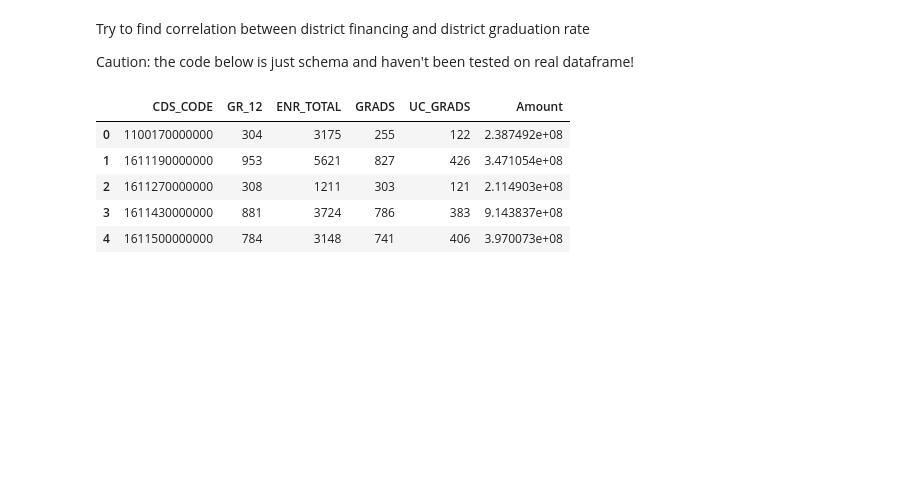
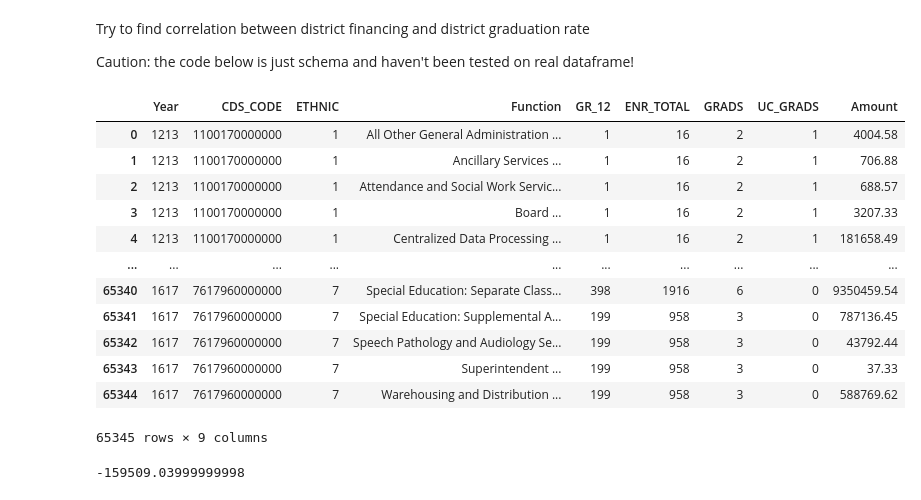
Before and after one commit to cjradomski/Final-Project, a Jupyter notebook: Correlation.ipynb, the cells around one changed output. Saved outputs shown, nothing was run; the diff lists cells and outputs as text; code cells hidden in the pictures; blank space fills up the shorter version.

```diff
--- a/Correlation.ipynb
+++ b/Correlation.ipynb
@@ -7,11 +8,22 @@ import pandas as pd
 # %%
 #oped the data frame ()
-df= pd.read_csv("Final/cds_enroll_amt1213.csv")
-df.head()
+df= pd.read_csv("Sources/All_data.csv")
+df
 # %% [output]
-|  | CDS_CODE | GR_12 | ENR_TOTAL | GRADS | UC_GRADS | Amount |
-| 0 | 1100170000000 | 304 | 3175 | 255 | 122 | 2.387492e+08 |
-| 1 | 1611190000000 | 953 | 5621 | 827 | 426 | 3.471054e+08 |
-| 2 | 1611270000000 | 308 | 1211 | 303 | 121 | 2.114903e+08 |
-| 3 | 1611430000000 | 881 | 3724 | 786 | 383 | 9.143837e+08 |
-| 4 | 1611500000000 | 784 | 3148 | 741 | 406 | 3.970073e+08 |
+|  | Year | CDS_CODE | ETHNIC | Function | GR_12 | ENR_TOTAL | GRADS | UC_GRADS | Amount |
+| 0 | 1213 | 1100170000000 | 1 | All Other General Administration ... | 1 | 16 | 2 | 1 | 4004.58 |
+| 1 | 1213 | 1100170000000 | 1 | Ancillary Services ... | 1 | 16 | 2 | 1 | 706.88 |
+| 2 | 1213 | 1100170000000 | 1 | Attendance and Social Work Servic... | 1 | 16 | 2 | 1 | 688.57 |
+| 3 | 1213 | 1100170000000 | 1 | Board ... | 1 | 16 | 2 | 1 | 3207.33 |
+| 4 | 1213 | 1100170000000 | 1 | Centralized Data Processing ... | 1 | 16 | 2 | 1 | 181658.49 |
+| ... | ... | ... | ... | ... | ... | ... | ... | ... | ... |
+| 65340 | 1617 | 7617960000000 | 7 | Special Education: Separate Class... | 398 | 1916 | 6 | 0 | 9350459.54 |
+| 65341 | 1617 | 7617960000000 | 7 | Special Education: Supplemental A... | 199 | 958 | 3 | 0 | 787136.45 |
+| 65342 | 1617 | 7617960000000 | 7 | Speech Pathology and Audiology Se... | 199 | 958 | 3 | 0 | 43792.44 |
+| 65343 | 1617 | 7617960000000 | 7 | Superintendent ... | 199 | 958 | 3 | 0 | 37.33 |
+| 65344 | 1617 | 7617960000000 | 7 | Warehousing and Distribution ... | 199 | 958 | 3 | 0 | 588769.62 |
+65345 rows × 9 columns
+# %%
+df.Amount.min()
+# %% [output]
+-159509.03999999998
```
Also changed, not shown: parts of 8 cells of this notebook.
